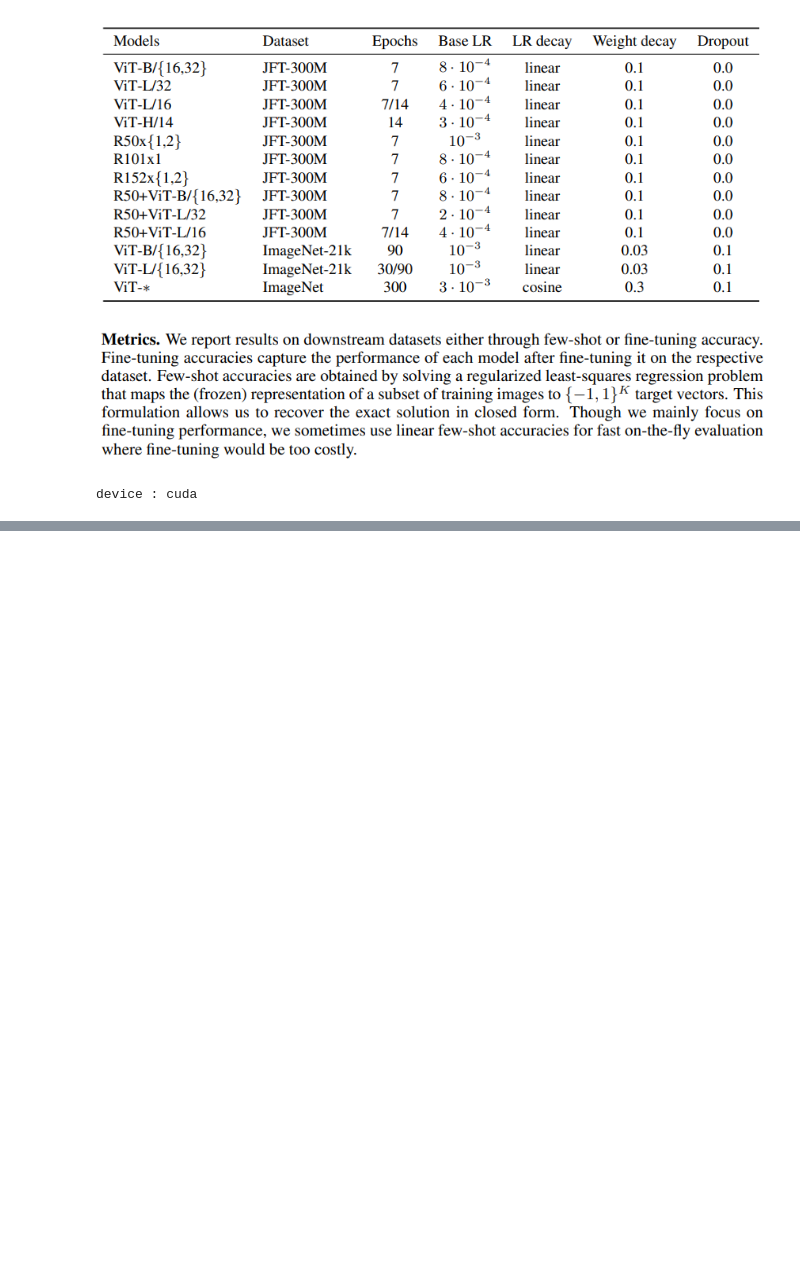
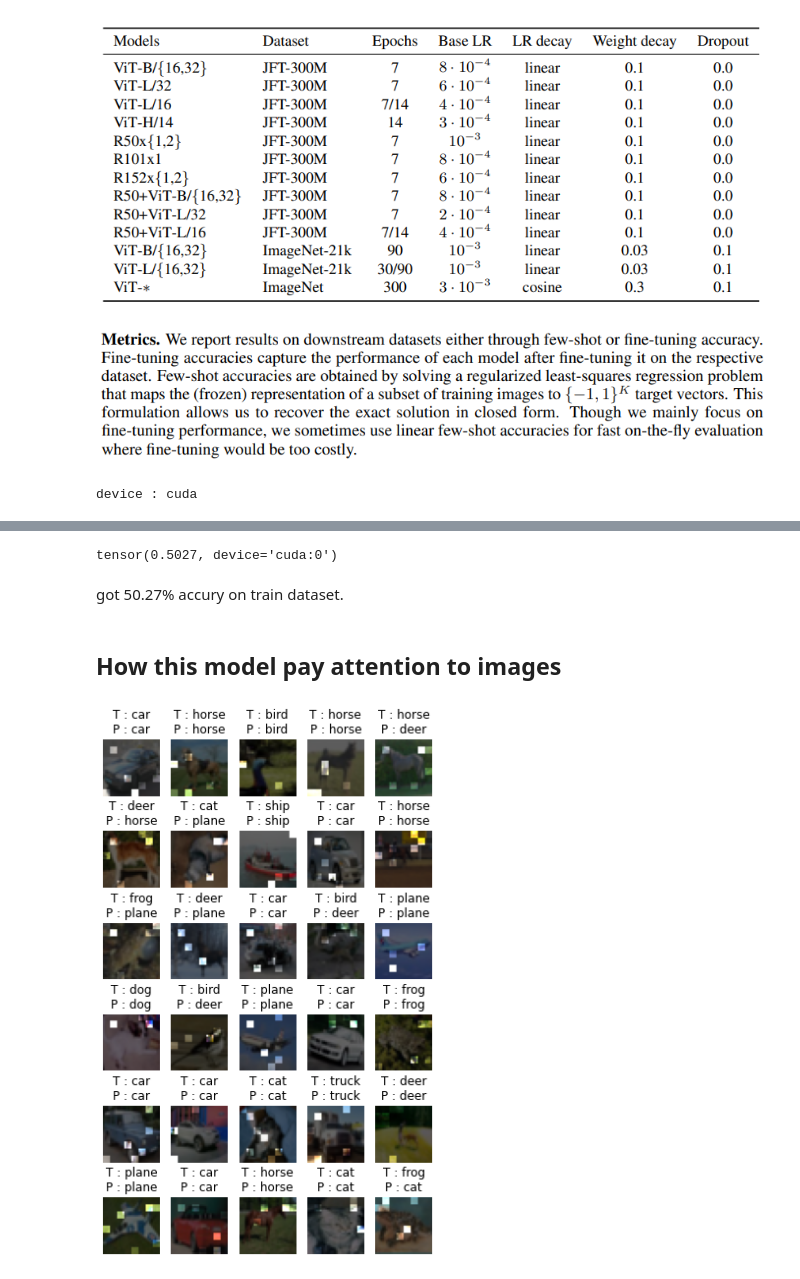
Before and after one commit to MINED30/MODELING, a Jupyter notebook: Vision_Transformer.ipynb, the cells around one changed output, grey strips where cells are left out. Drawn from its saved outputs; the diff is of its cells as text; code cells hidden in the pictures; blank space fills up the shorter version.

```diff
--- a/Vision_Transformer.ipynb
+++ b/Vision_Transformer.ipynb
@@ -421,0 +398,5 @@ setInterval(ClickConnect,60000)
+# %%
+model = VisionTransformer(config)
+device = torch.device("cuda") if torch.cuda.is_available() else torch.device("cpu")
+model.to(device)
+model.load_state_dict(torch.load("/content/drive/MyDrive/논문구현/ViT/ViT_33epoch.pt"))
@@ -421,0 +426,44 @@ setInterval(ClickConnect,60000)
+# %%
+from tqdm.auto import tqdm
+model.eval()
+correct = 0
+progress_bar = tqdm(range(len(test_loader)))
+for images, labels in test_loader:
+    images = images.to(device)
+    labels = labels.to(device)
+    out,_ = model(images)
+    correct += (torch.argmax(out,1)==labels).sum()
+    progress_bar.update(1)
+acc = correct/len(test_ds)
+print(acc)
+# %% [output]
+tensor(0.5027, device='cuda:0')
+# %% [markdown]
+got 50.27% accury on train dataset.
+# %% [markdown]
+## How this model pay attention to images
+# %%
+def plotting_attention(model, images, labels, classes):
+  output, att_img = model(images)
+  att_img = att_img.sum(axis=1)
+  f = plt.figure(figsize=(6,10))
+  for i in range(30):
+    att = att_img[i][0][1:].reshape(8,8).to('cpu').detach().numpy().repeat(4).reshape(8,32).repeat(4,axis=0)
+    att = np.concatenate([att,att,att]).reshape(3,32,32).transpose(1,2,0)
+    att = np.maximum(att,0.4)
+    plot_img = images[i].permute(1,2,0).to('cpu').detach().numpy()*att
+    plot_img = np.maximum(np.minimum(plot_img,1.0),0)
+    plt.subplot(6,5,i+1)
+    plt.title(f"T : {classes[labels[i]]}\nP : {classes[torch.argmax(output,dim=1)[i]]}")
+    plt.imshow(plot_img)
+    plt.axis("off")
+  plt.show()
+# %%
+for images, labels in train_loader:
+    images = images.to(device)
+    labels = labels.to(device)
+    break
+# %%
+plotting_attention(model, images, labels, classes)
+# %% [output]
+[figure, added]
```
Also changed, not shown: parts of 25 cells of this notebook.
